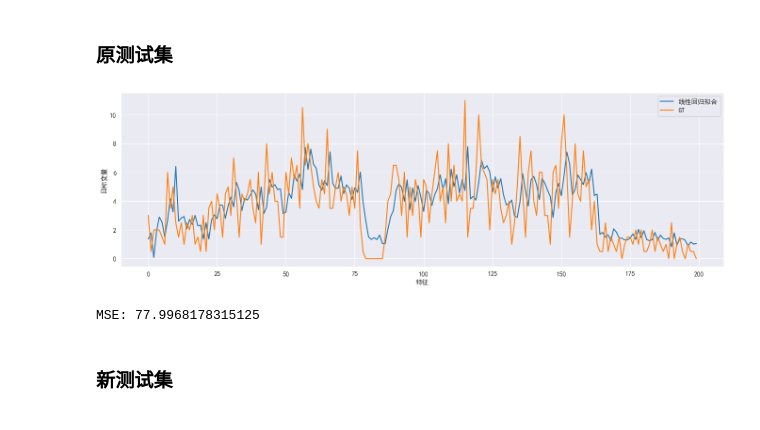
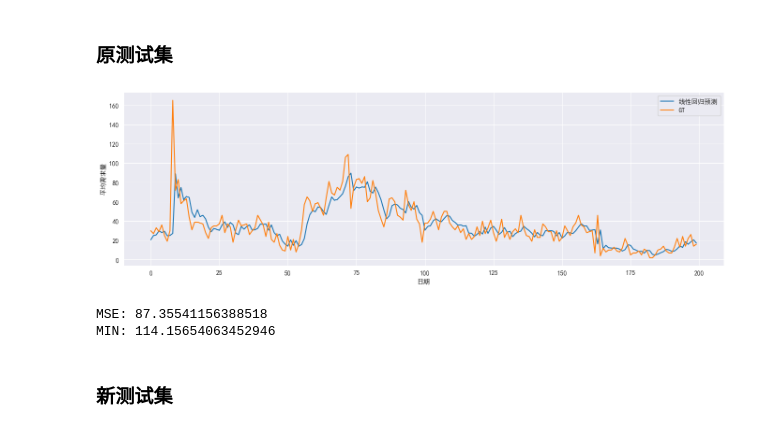
Before and after one commit to XDzzzzzZyq/MathorCup-2023-B, a Jupyter notebook: Ques1_LR&RF.ipynb, the cells around one changed output. Saved outputs shown, nothing was run; the diff lists cells and outputs as text; code cells hidden in the pictures.

```diff
--- a/Ques1_LR&RF.ipynb
+++ b/Ques1_LR&RF.ipynb
@@ -85,6 +87,7 @@ df["std 15"] = df["qty"].rolling(window=15).std().fillna(0)
 df["min 15"] = df["qty"].rolling(window=15).min().fillna(0)
 df["max 15"] = df["qty"].rolling(window=15).max().fillna(0)
 df["d mean 5"] = df["mean 5"].diff().fillna(0)
+df["weekend"] = pd.to_datetime(df.index.get_level_values(1)).dayofweek.isin([5, 6])
 
 df
 # %% [output]
@@ -136,17 +150,19 @@ def choice(index, count):
 product_num = 1000
 ratio = 0.8
 
-WINDOW = 15
-FEATURES = 8
+WINDOW = 10
+FEATURES = 9
 
 from numpy.lib.stride_tricks import sliding_window_view
 def split_data(raw, window, num=product_num):
 
     prod_choice = choice(raw.index, num)
-    data = raw.loc[prod_choice].to_numpy()
+    data = raw.loc[prod_choice]
+    print(data.head())
+    data = data.to_numpy()
     print(data.shape)
 
-    x = sliding_window_view(data, window_shape=(window,FEATURES)).squeeze(1)[:-1].reshape((-1, window*8))
+    x = sliding_window_view(data, window_shape=(window,FEATURES)).squeeze(1)[:-1].reshape((-1, window*FEATURES))
     y = data.T[0, window:]
 
     train_count = int(ratio * len(y))
@@ -177,20 +208,21 @@ y_pred = model.predict(test_x)
 # %% [markdown]
 ### 原测试集
 # %%
-plt.plot(y_pred[:200], label='线性回归拟合')
+plt.plot(y_pred[:200], label='线性回归预测')
 plt.plot(test_y[:200], label='GT')
 plt.legend()
-plt.xlabel('特征')
-plt.ylabel('目标变量')
+plt.xlabel('日期')
+plt.ylabel('平均需求量')
 
 plt.subplots_adjust(left=0, right=2)
 plt.show()
 
 print("MSE:",np.mean((test_y - y_pred) ** 2))
 print("MIN:",np.mean(np.diff(test_y)**2))
 # %% [output]
-[figure, old version]
+[figure, new version]
-MSE: 77.9968178315125
+MSE: 87.35541156388518
+MIN: 114.15654063452946
 # %% [markdown]
 ### 新测试集
 # %%
```
Also changed, not shown: parts of 15 cells of this notebook, 4 other files.
